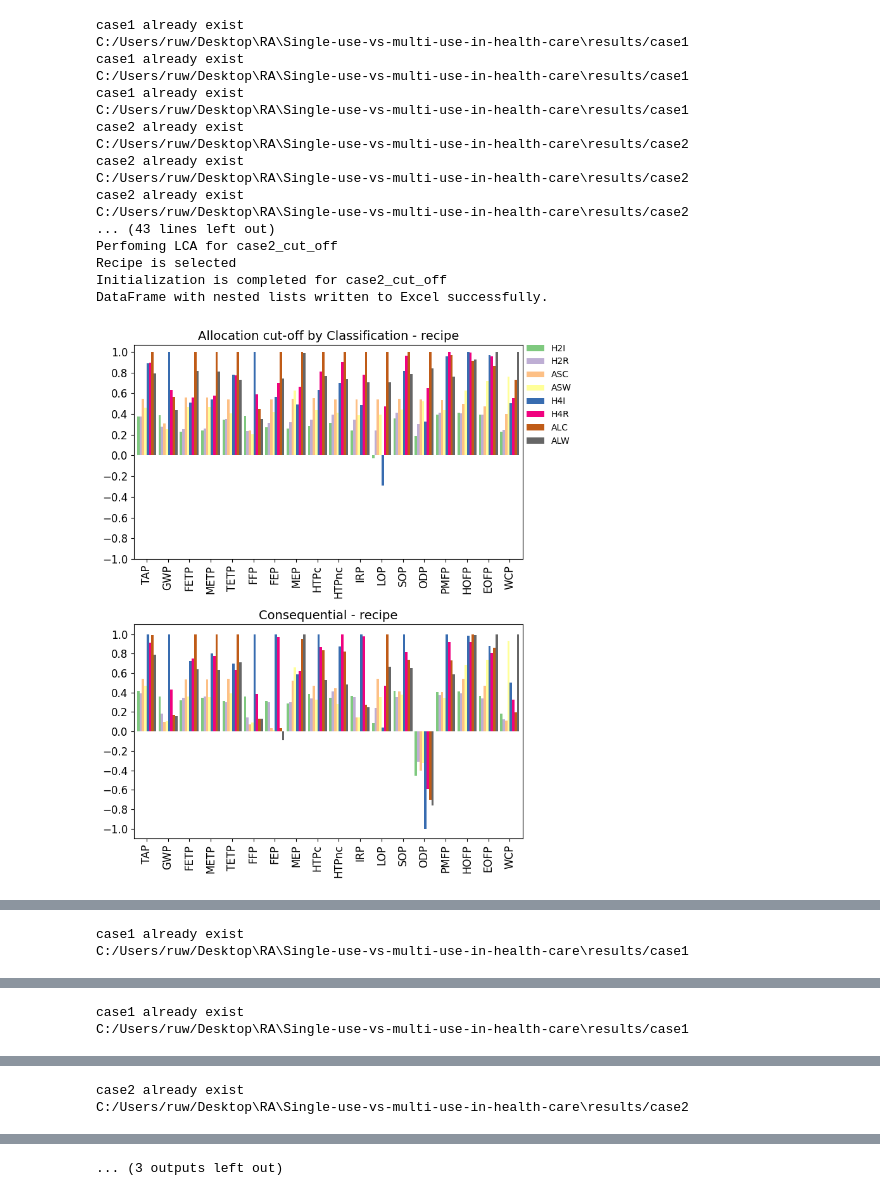
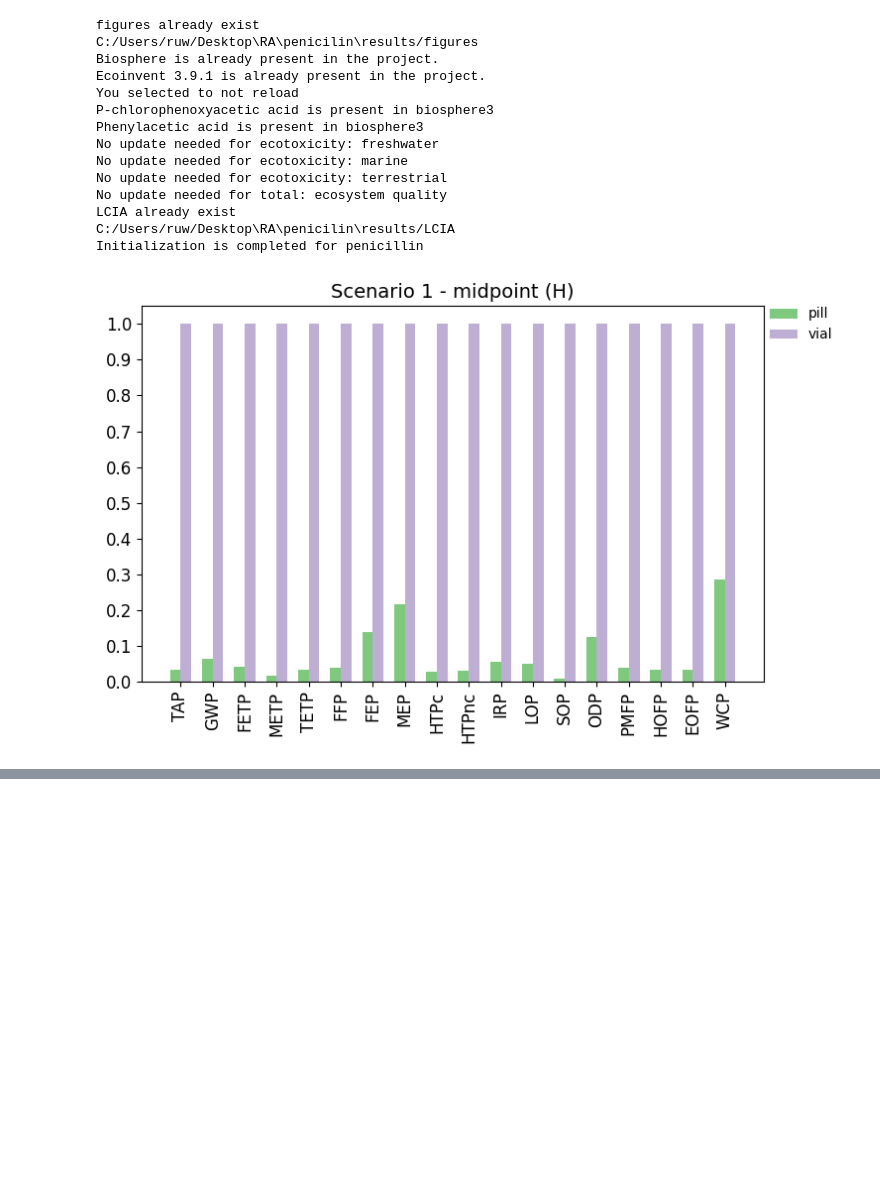
Before and after one commit to RuneWF/penicilin, a Jupyter notebook: Jupyter scripts/main.ipynb, the cells around one changed output, grey strips where cells are left out. Drawn from its saved outputs; the diff is of its cells as text; code cells hidden in the pictures; blank space fills up the shorter version.

```diff
--- a/Jupyter scripts/main.ipynb
+++ b/Jupyter scripts/main.ipynb
@@ -9,11 +9,13 @@ import reload_lib as rl
 import sensitivity as st
 import life_cycle_assessment as lc
 import lcia_results as lr
-import non_bio_co2 as nbc
 import standards as s
-import import_ecoinvent_and_databases as ied
+import database_manipulation as dm
 import results_figures as rfig
 
-
-lib = [lc, lr, nbc, s, ied, rfig, st]
+lib = [rl, lc, lr, dm, s, rfig, st]
 rl.reload_lib(lib)
+# %%
+matching_database = "ev391consq"
+lcia_method='recipe'
+bw_project="Penicillin"
@@ -20,29 +63,22 @@ rl.reload_lib(lib)
 # %%
 rl.reload_lib(lib)
-path = r'C:/Users/ruw/Desktop'
-path_github, ecoinevnt_paths, system_path = s.paths(path)
-case = ['case1', 'case2']
 
-for c in case:
-    rfig.create_results_figures(c, path_github, ecoinevnt_paths, system_path) # Calculating the results and creating the figures
-    lr.break_even_dataframe(path_github, c) # Obtaining when each case for multi use break even to single use
-    st.iterative_save_sensitivity_results_to_excel(path_github, c) # Performing the sensitivity analysis
+rfig.create_results_figures(path, matching_database, lcia_method, bw_project) # Calculating the results and creating the figures
+# lr.break_even_dataframe(path_github, c) # Obtaining when each case for multi use break even to single use
+# st.iterative_save_sensitivity_results_to_excel(path_github, c) # Performing the sensitivity analysis
 # %% [output]
-case1 already exist
-C:/Users/ruw/Desktop\RA\Single-use-vs-multi-use-in-health-care\results/case1
-case1 already exist
-C:/Users/ruw/Desktop\RA\Single-use-vs-multi-use-in-health-care\results/case1
-case1 already exist
-C:/Users/ruw/Desktop\RA\Single-use-vs-multi-use-in-health-care\results/case1
-case2 already exist
-C:/Users/ruw/Desktop\RA\Single-use-vs-multi-use-in-health-care\results/case2
-case2 already exist
-C:/Users/ruw/Desktop\RA\Single-use-vs-multi-use-in-health-care\results/case2
-case2 already exist
-C:/Users/ruw/Desktop\RA\Single-use-vs-multi-use-in-health-care\results/case2
-... (43 lines left out)
-Perfoming LCA for case2_cut_off
-Recipe is selected
-Initialization is completed for case2_cut_off
-DataFrame with nested lists written to Excel successfully.
+figures already exist
+C:/Users/ruw/Desktop\RA\penicilin\results/figures
+Biosphere is already present in the project.
+Ecoinvent 3.9.1 is already present in the project.
+You selected to not reload
+P-chlorophenoxyacetic acid is present in biosphere3
+Phenylacetic acid is present in biosphere3
+No update needed for ecotoxicity: freshwater
+No update needed for ecotoxicity: marine
+No update needed for ecotoxicity: terrestrial
+No update needed for total: ecosystem quality
+LCIA already exist
+C:/Users/ruw/Desktop\RA\penicilin\results/LCIA
+Initialization is completed for penicillin
-[figure, old version]
+[figure, new version]
@@ -50,2 +85,0 @@ DataFrame with nested lists written to Excel successfully.
-case1 already exist
-C:/Users/ruw/Desktop\RA\Single-use-vs-multi-use-in-health-care\results/case1
@@ -53,2 +86,0 @@ C:/Users/ruw/Desktop\RA\Single-use-vs-multi-use-in-health-care\results/case1
-case1 already exist
-C:/Users/ruw/Desktop\RA\Single-use-vs-multi-use-in-health-care\results/case1
@@ -75,2 +89,0 @@ DataFrame with nested lists written to Excel successfully.
-case2 already exist
-C:/Users/ruw/Desktop\RA\Single-use-vs-multi-use-in-health-care\results/case2
@@ -78 +89,0 @@ C:/Users/ruw/Desktop\RA\Single-use-vs-multi-use-in-health-care\results/case2
-... (3 outputs left out)
```
Also changed, not shown: parts of 6 cells of this notebook, 18 other files.
